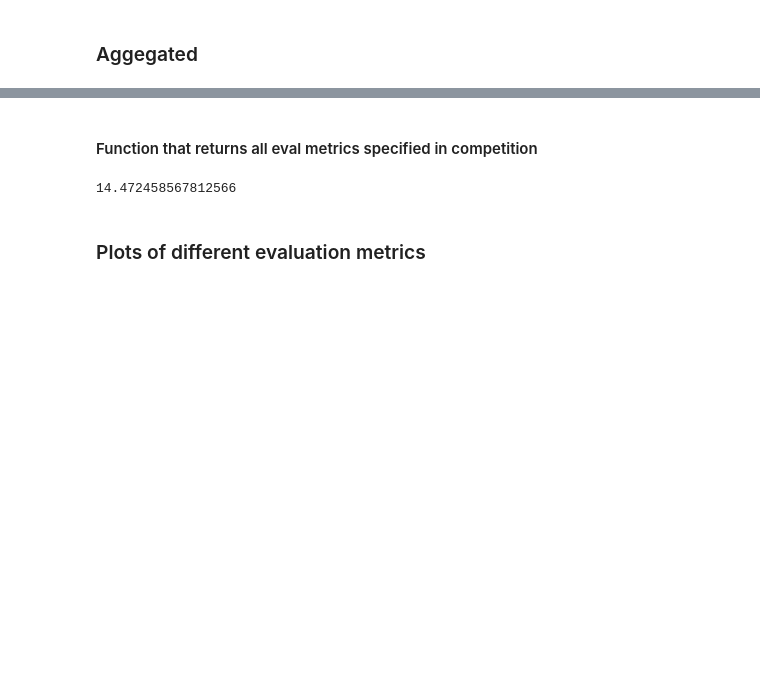
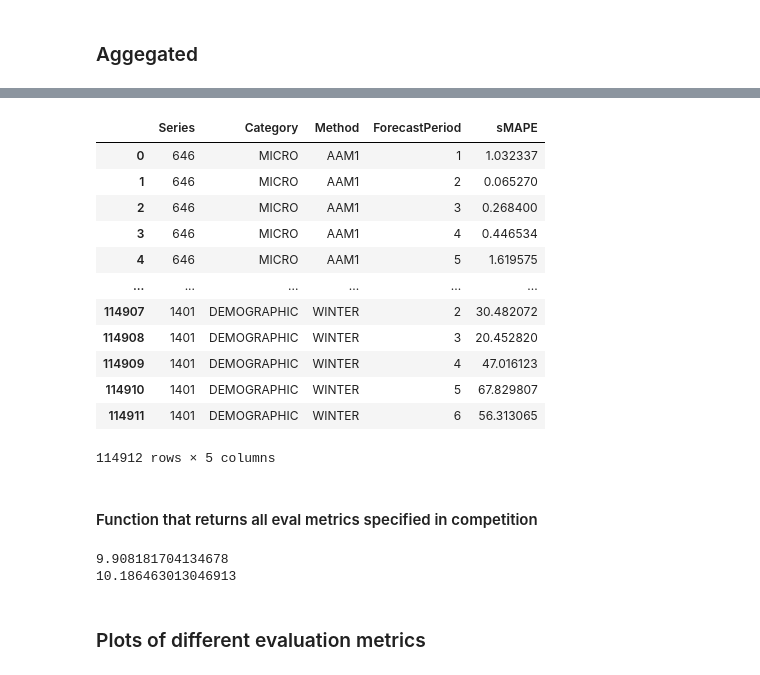
Before and after one commit to tom-alten/OutsmartingTime, a Jupyter notebook: M-Competitions/M3-Competition/Quarter/M3_Quarter_eval.ipynb, the cells around one changed output, grey strips where cells are left out. Saved outputs shown, nothing was run; the diff lists cells and outputs as text; code cells hidden in the pictures; blank space fills up the shorter version.

```diff
--- a/M-Competitions/M3-Competition/Quarter/M3_Quarter_eval.ipynb
+++ b/M-Competitions/M3-Competition/Quarter/M3_Quarter_eval.ipynb
@@ -106,7 +122,7 @@ grouped_df = pd.merge(df_train, df_eval, on = ['Series', 'Date'], how = 'left')
 grouped_df.dropna(subset = 'TimeGPT', inplace = True)
 # %%
 # Add forecast period column to replace dates and prepare for merging
-grouped_df = grouped_df.groupby('Series').apply(lambda x: x.nlargest(6, 'Date')).reset_index(drop=True).copy()
+grouped_df = grouped_df.groupby('Series').apply(lambda x: x.nlargest(8, 'Date')).reset_index(drop=True).copy()
 # %%
 ### IMPORTANT ###
 # Resort the dataframe to ensure correct evaluation
@@ -175,3 +191,19 @@ print(results_df.loc[(results_df['Method'] == 'ARARMA') &
+# %%
+results_df
+# %% [output]
+|  | Series | Category | Method | ForecastPeriod | sMAPE |
+| 0 | 646 | MICRO | AAM1 | 1 | 1.032337 |
+| 1 | 646 | MICRO | AAM1 | 2 | 0.065270 |
+| 2 | 646 | MICRO | AAM1 | 3 | 0.268400 |
+| 3 | 646 | MICRO | AAM1 | 4 | 0.446534 |
+| 4 | 646 | MICRO | AAM1 | 5 | 1.619575 |
+| ... | ... | ... | ... | ... | ... |
+| 114907 | 1401 | DEMOGRAPHIC | WINTER | 2 | 30.482072 |
+| 114908 | 1401 | DEMOGRAPHIC | WINTER | 3 | 20.452820 |
+| 114909 | 1401 | DEMOGRAPHIC | WINTER | 4 | 47.016123 |
+| 114910 | 1401 | DEMOGRAPHIC | WINTER | 5 | 67.829807 |
+| 114911 | 1401 | DEMOGRAPHIC | WINTER | 6 | 56.313065 |
+114912 rows × 5 columns
 # %% [markdown]
 #### Function that returns all eval metrics specified in competition
 # %%
@@ -221,7 +248,9 @@ full_results_df = pd.DataFrame(full_results)
 full_results_df.reset_index(inplace = True, drop = True)
 # %%
 print(full_results_df.loc[(full_results_df['Method'] == 'ARARMA') &
-                     (full_results_df['ForecastPeriod'] == 6)]['sMAPE'].mean())
-### Works! ###
+                     (full_results_df['ForecastPeriod'] == 4)]['sMAPE'].mean())
+
+print(full_results_df.loc[(full_results_df['Method'] == 'ARARMA')]['sMAPE'].mean())
 # %% [output]
-14.472458567812566
+9.908181704134678
+10.186463013046913
```
Also changed, not shown: parts of 4 cells of this notebook, 9 other files.
